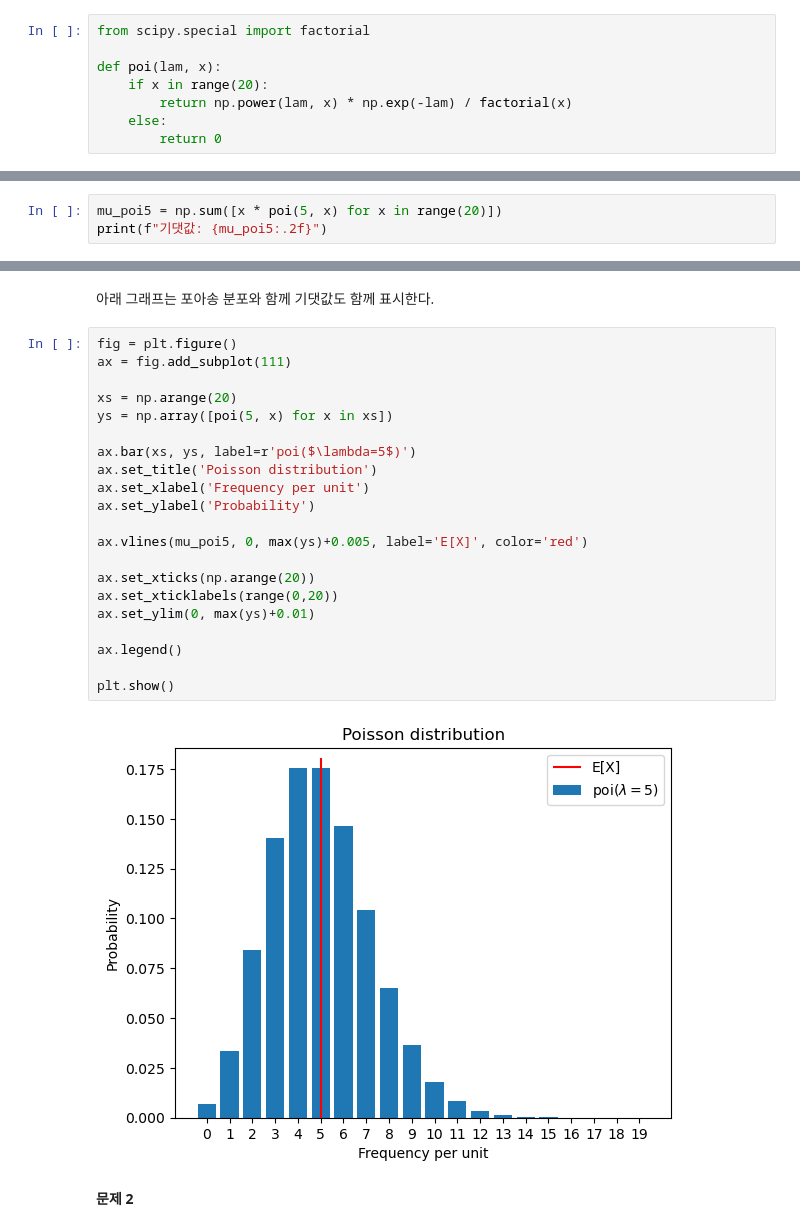
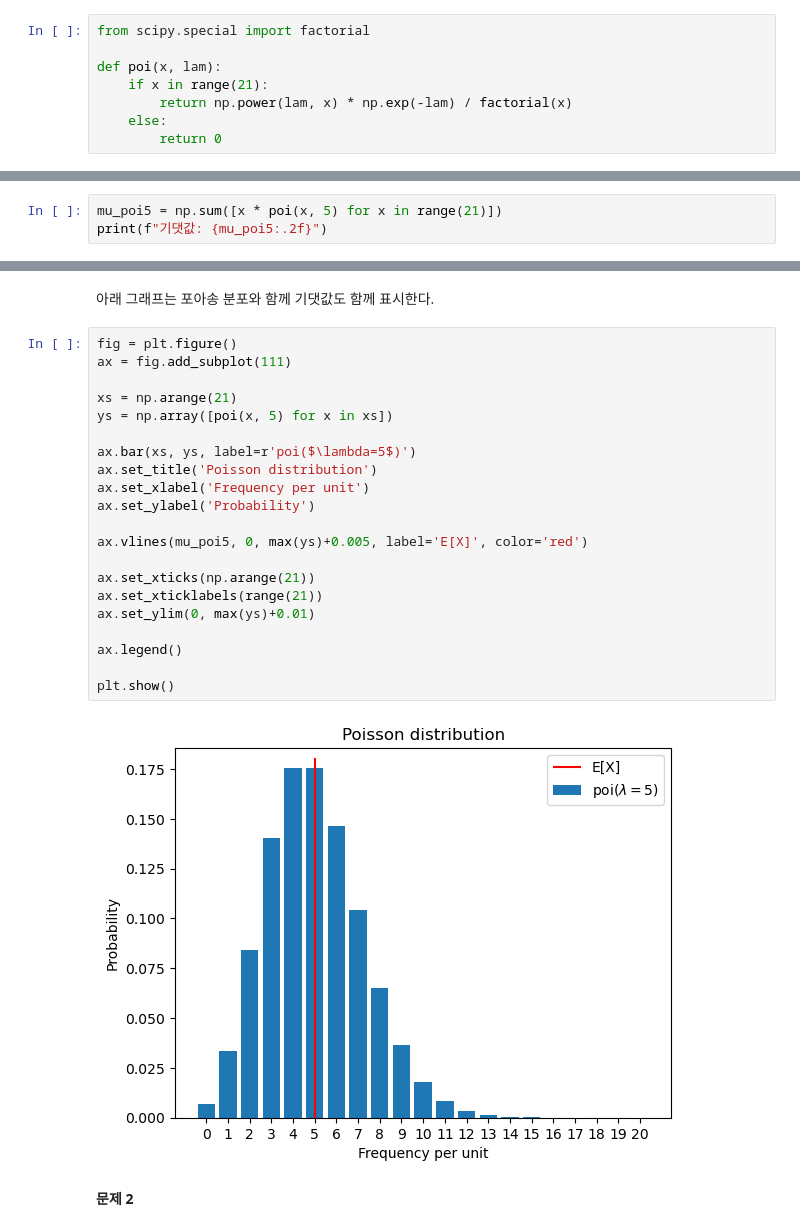
Before and after one commit to codingalzi/DataSci, a Jupyter notebook: practices/practice-expected_values-sol.ipynb, the cells around one changed output, grey strips where cells are left out. Cells and saved outputs as stored; diff of their text form.

```diff
--- a/practices/practice-expected_values-sol.ipynb
+++ b/practices/practice-expected_values-sol.ipynb
@@ -80,8 +80,8 @@ $$
 # %%
 from scipy.special import factorial
 
-def poi(lam, x):
-    if x in range(20):
+def poi(x, lam):
+    if x in range(21):
         return np.power(lam, x) * np.exp(-lam) / factorial(x)
     else:
         return 0
@@ -111,7 +111,7 @@ np.sum([poi(5, x) for x in range(3, 6)])
 # %% [markdown]
 - 기댓값
 # %%
-mu_poi5 = np.sum([x * poi(5, x) for x in range(20)])
+mu_poi5 = np.sum([x * poi(x, 5) for x in range(21)])
 print(f"기댓값: {mu_poi5:.2f}")
 # %% [output]
 기댓값: 5.00
@@ -149,26 +149,26 @@ plt.show()
 # %%
 fig = plt.figure()
 ax = fig.add_subplot(111)
 
-xs = np.arange(20)
-ys = np.array([poi(5, x) for x in xs])
+xs = np.arange(21)
+ys = np.array([poi(x, 5) for x in xs])
 
 ax.bar(xs, ys, label=r'poi($\lambda=5$)')
 ax.set_title('Poisson distribution')
 ax.set_xlabel('Frequency per unit')
 ax.set_ylabel('Probability')
 
 ax.vlines(mu_poi5, 0, max(ys)+0.005, label='E[X]', color='red')
 
-ax.set_xticks(np.arange(20))
-ax.set_xticklabels(range(0,20))
+ax.set_xticks(np.arange(21))
+ax.set_xticklabels(range(21))
 ax.set_ylim(0, max(ys)+0.01)
 
 ax.legend()
 
 plt.show()
 # %% [output]
-[figure, old version]
+[figure, new version]
 # %% [markdown]
 **문제 2**
 # %% [markdown]
```
Also changed, not shown: parts of 36 cells of this notebook, 1 other file.
